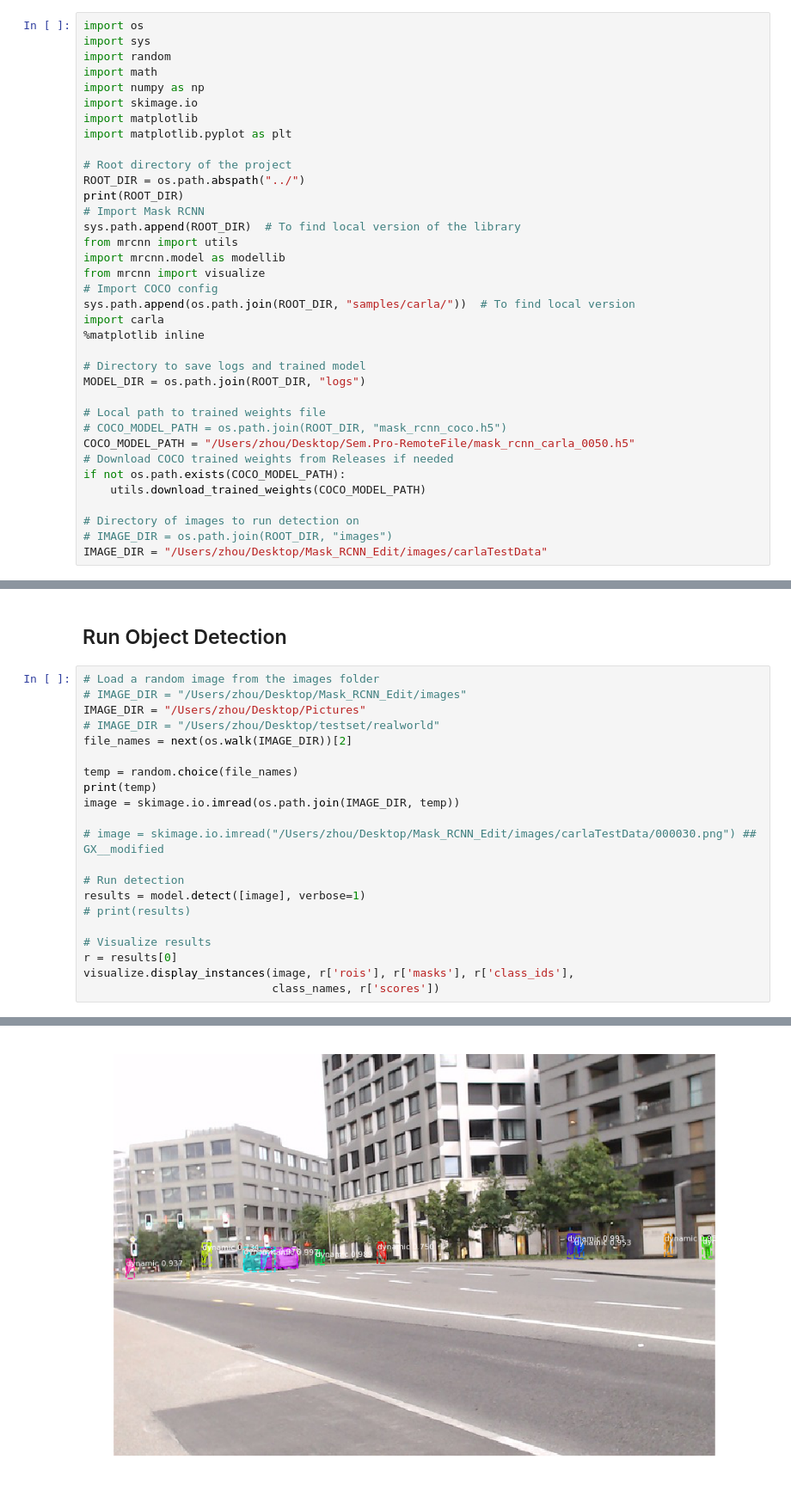
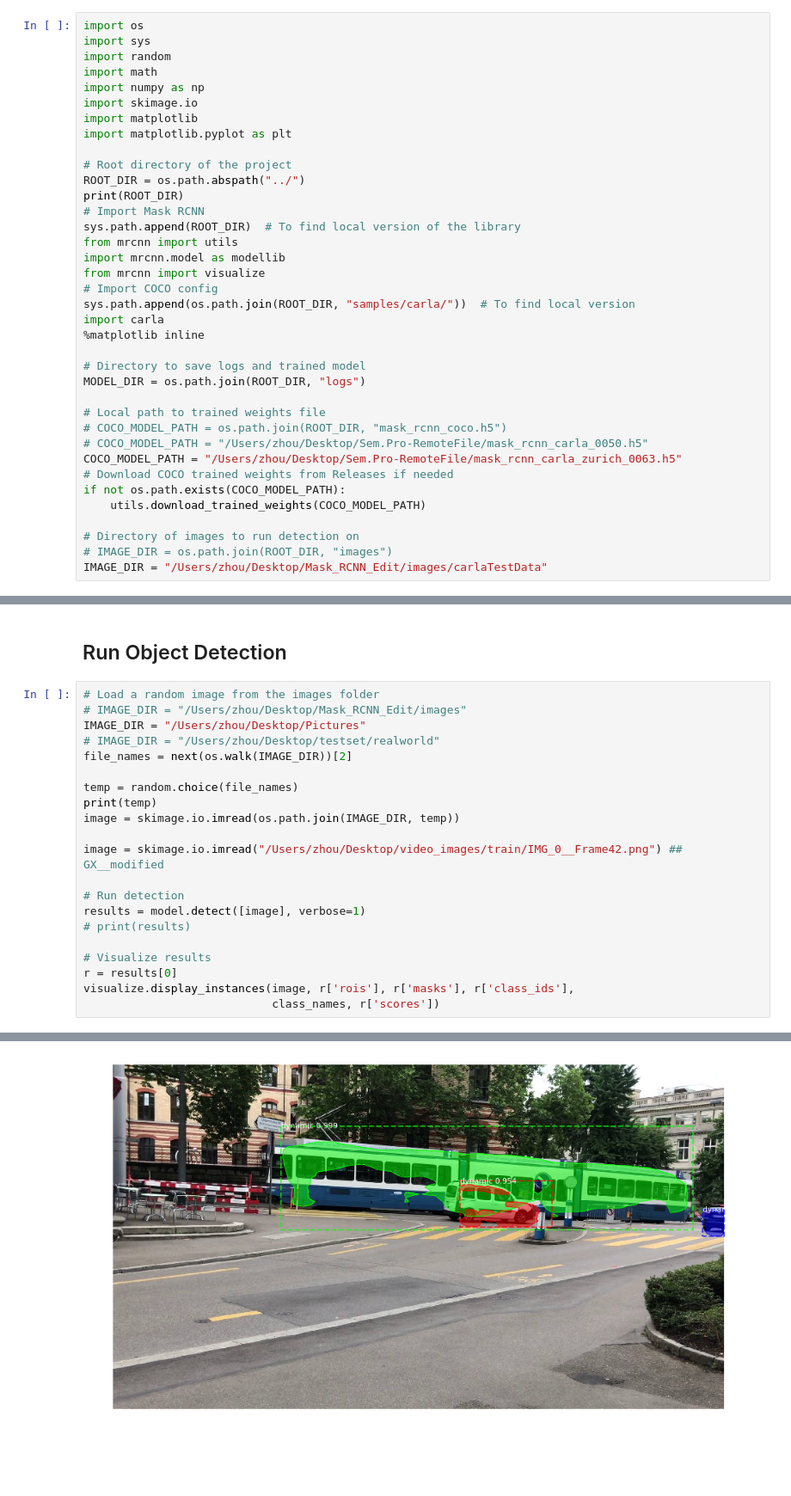
Before and after one commit to zgxsin/semester-project, a Jupyter notebook: samples/demo.ipynb, the cells around one changed output, grey strips where cells are left out. Shown at 86% size. Drawn from its saved outputs; the diff is of its cells as text; blank space fills up the shorter version.

```diff
--- a/samples/demo.ipynb
+++ b/samples/demo.ipynb
@@ -30,7 +30,8 @@ MODEL_DIR = os.path.join(ROOT_DIR, "logs")
 
 # Local path to trained weights file
 # COCO_MODEL_PATH = os.path.join(ROOT_DIR, "mask_rcnn_coco.h5")
-COCO_MODEL_PATH = "/Users/zhou/Desktop/Sem.Pro-RemoteFile/mask_rcnn_carla_0050.h5"
+# COCO_MODEL_PATH = "/Users/zhou/Desktop/Sem.Pro-RemoteFile/mask_rcnn_carla_0050.h5"
+COCO_MODEL_PATH = "/Users/zhou/Desktop/Sem.Pro-RemoteFile/mask_rcnn_carla_zurich_0063.h5"
 # Download COCO trained weights from Releases if needed
 if not os.path.exists(COCO_MODEL_PATH):
     utils.download_trained_weights(COCO_MODEL_PATH)
@@ -119,7 +119,7 @@ temp = random.choice(file_names)
 print(temp)
 image = skimage.io.imread(os.path.join(IMAGE_DIR, temp))
 
-# image = skimage.io.imread("/Users/zhou/Desktop/Mask_RCNN_Edit/images/carlaTestData/000030.png") ## GX__modified
+image = skimage.io.imread("/Users/zhou/Desktop/video_images/train/IMG_0__Frame42.png") ## GX__modified
 
 # Run detection
 results = model.detect([image], verbose=1)
@@ -138,2 +138,2 @@ image_metas              shape: (1, 14)               min:    0.00000  max: 1024
 anchors                  shape: (1, 261888, 4)        min:   -0.35390  max:    1.29134  float32
-[figure, old version]
+[figure, new version]
```
Also changed, not shown: parts of 3 cells of this notebook.
